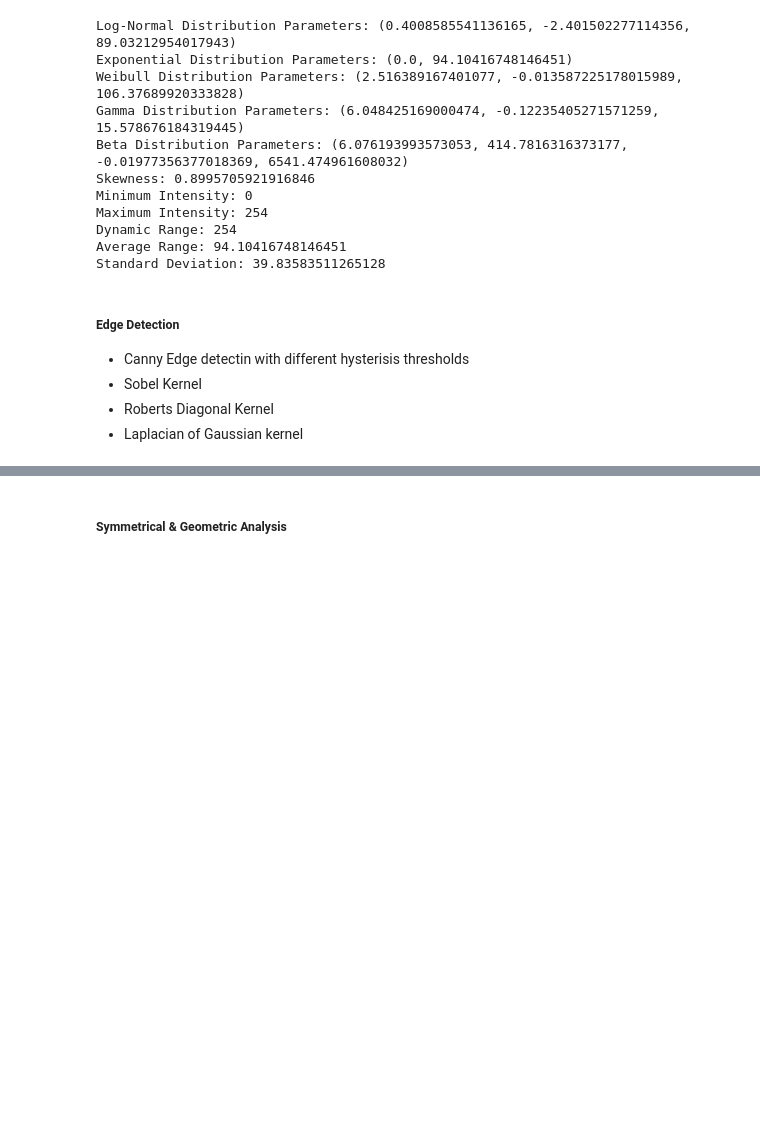
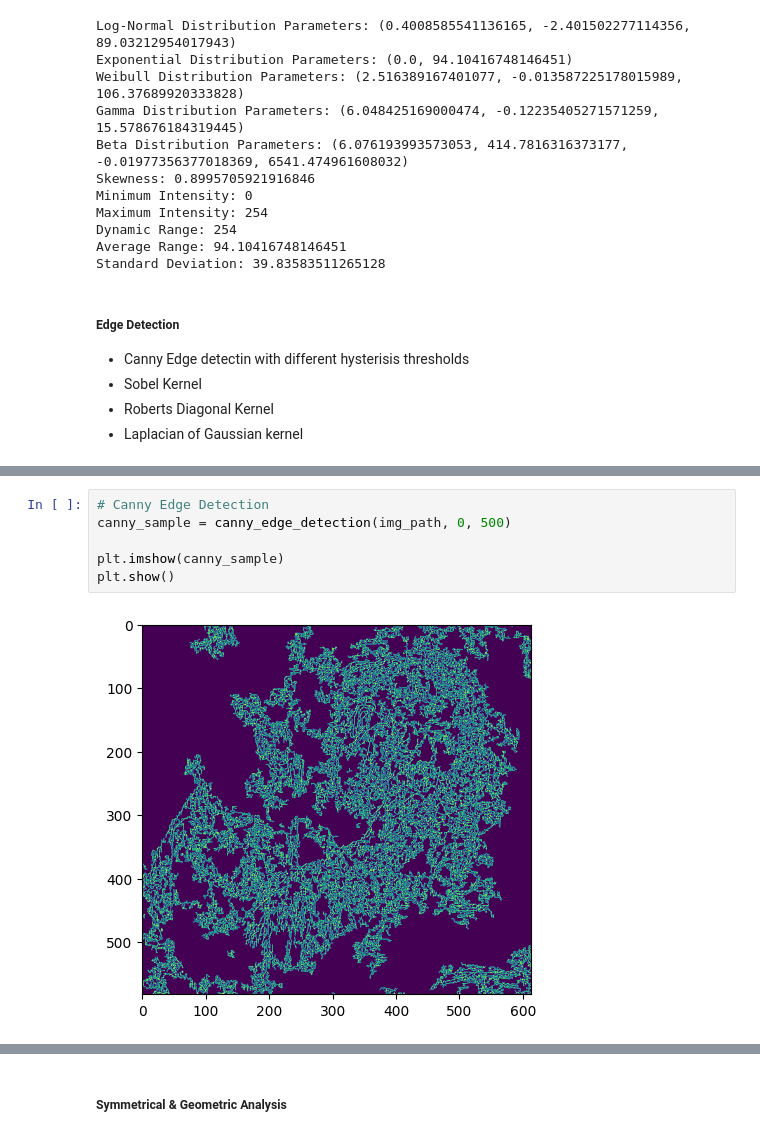
Before and after one commit to Charles-Gormley/DaVinciVision, a Jupyter notebook: EDA/Analysis.ipynb, the cells around one changed output, grey strips where cells are left out. Drawn from its saved outputs; the diff is of its cells as text; blank space fills up the shorter version.

```diff
--- a/EDA/Analysis.ipynb
+++ b/EDA/Analysis.ipynb
@@ -311,0 +328,8 @@ def roberts_operator(image):
+# %%
+# Canny Edge Detection
+canny_sample = canny_edge_detection(img_path, 0, 500)
+
+plt.imshow(canny_sample)
+plt.show()
+# %% [output]
+[figure, added]
```
Also changed, not shown: parts of 7 cells of this notebook, 1 other file.
